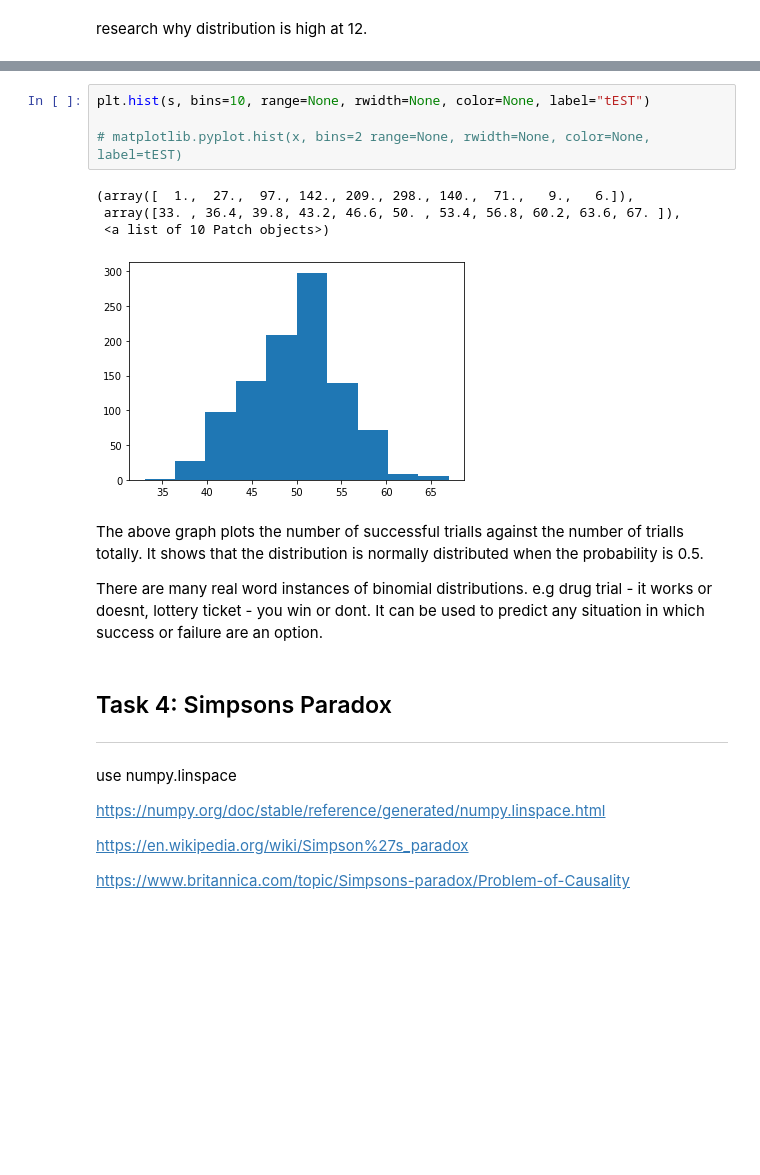
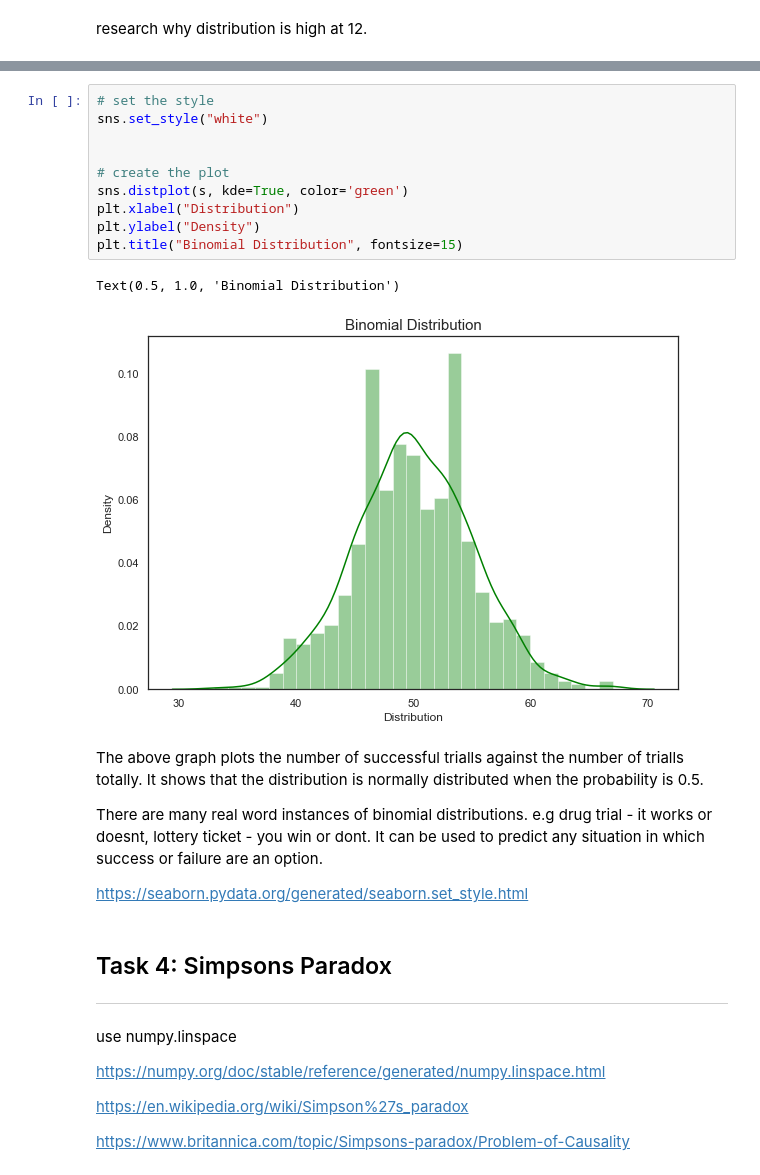
Before and after one commit to eoinlees/FofDA-assessment-2020, a Jupyter notebook: Tasks 2020.ipynb, the cells around one changed output, grey strips where cells are left out. Cells and saved outputs as stored; diff of their text form; blank space fills up the shorter version.

```diff
--- a/Tasks 2020.ipynb
+++ b/Tasks 2020.ipynb
@@ -283,17 +252,23 @@ array([51, 48, 51, 44, 51, 50, 42, 55, 51, 49, 45, 47, 48, 49, 50, 48, 39,
       dtype=int64)
-# %%
-plt.hist(s, bins=10, range=None, rwidth=None, color=None, label="tEST")
-
-# matplotlib.pyplot.hist(x, bins=2 range=None, rwidth=None, color=None, label=tEST)
-# %% [output]
-(array([  1.,  27.,  97., 142., 209., 298., 140.,  71.,   9.,   6.]),
- array([33. , 36.4, 39.8, 43.2, 46.6, 50. , 53.4, 56.8, 60.2, 63.6, 67. ]),
- <a list of 10 Patch objects>)
-[figure, removed]
+# %%
+# set the style
+sns.set_style("white")
+
+
+# create the plot
+sns.distplot(s, kde=True, color='green')
+plt.xlabel("Distribution")
+plt.ylabel("Density")
+plt.title("Binomial Distribution", fontsize=15)
+# %% [output]
+Text(0.5, 1.0, 'Binomial Distribution')
+[figure, added]
 # %% [markdown]
 The above graph plots the number of successful trialls against the number of trialls totally. It shows that the distribution is normally distributed when the probability is 0.5.
 
 There are many real word instances of binomial distributions. e.g drug trial - it works or doesnt, lottery ticket - you win or dont. It can be used to predict any situation in which success or failure are an option.
+
+https://seaborn.pydata.org/generated/seaborn.set_style.html
 # %% [markdown]
 ## Task 4: Simpsons Paradox
 -------------
```
Also changed, not shown: parts of 13 cells of this notebook.
